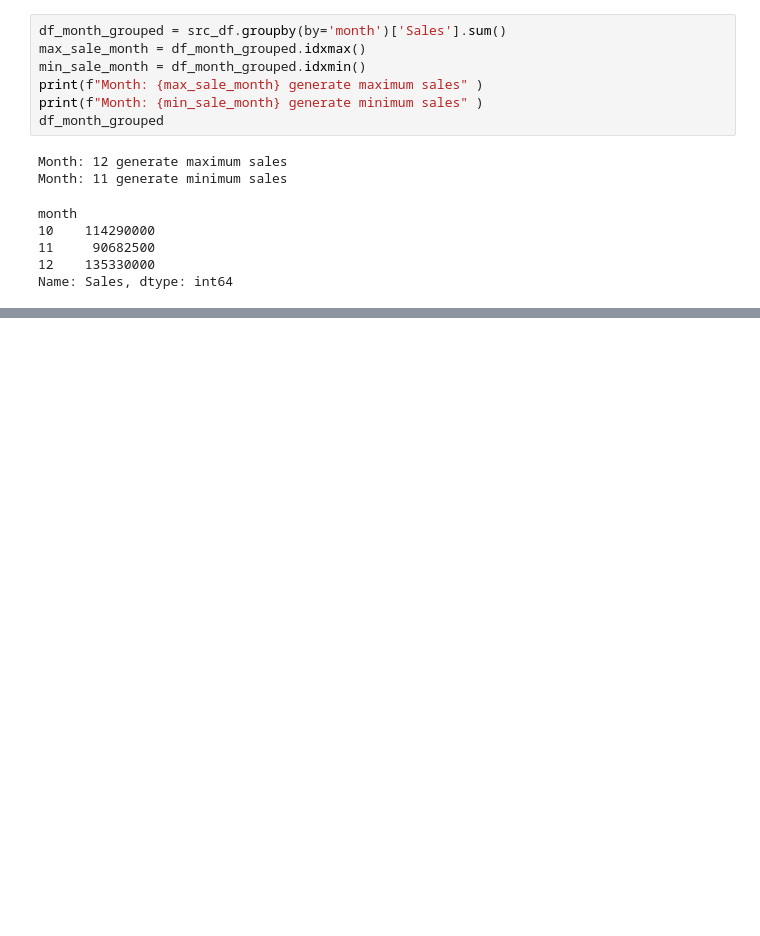
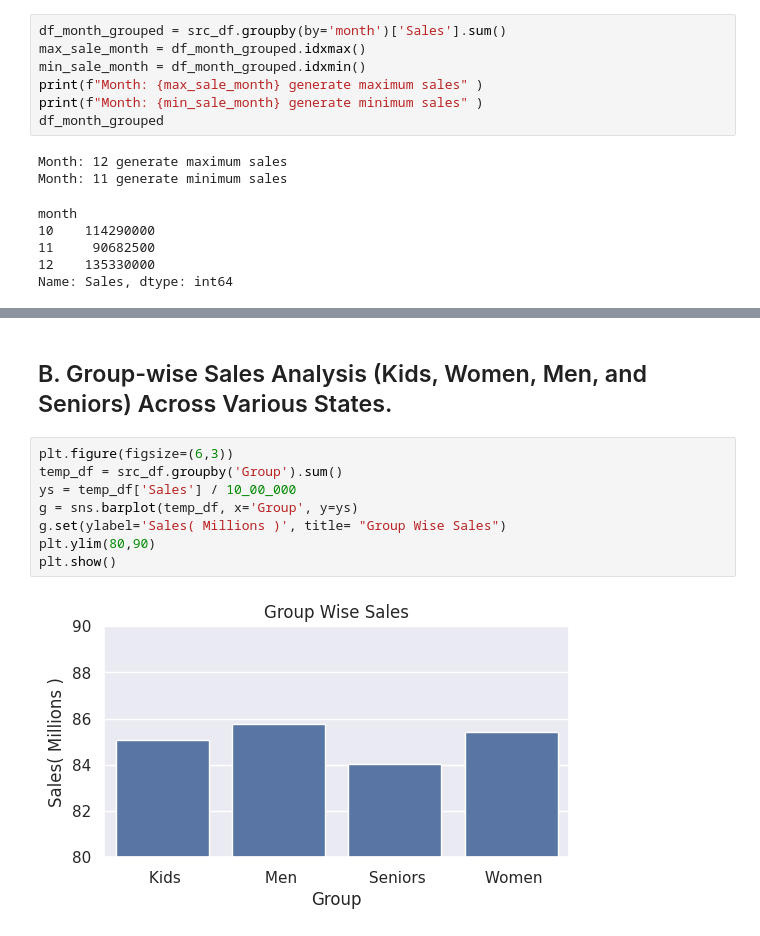
Before and after one commit to arunavn/data-science-with-python, a Jupyter notebook: Sales-Analysis-main/Sales_Project.ipynb, the cells around one changed output, grey strips where cells are left out. Saved outputs shown, nothing was run; the diff lists cells and outputs as text; blank space fills up the shorter version.

```diff
--- a/Sales-Analysis-main/Sales_Project.ipynb
+++ b/Sales-Analysis-main/Sales_Project.ipynb
@@ -303,0 +325,12 @@ src_df[["Sales", "Unit", "normalized_Unit", "normalized_Sales"]].resample('W-MON
+# %% [markdown]
+## B. Group-wise Sales Analysis (Kids, Women, Men, and Seniors) Across Various States.
+# %%
+plt.figure(figsize=(6,3))
+temp_df = src_df.groupby('Group').sum()
+ys = temp_df['Sales'] / 10_00_000
+g = sns.barplot(temp_df, x='Group', y=ys)
+g.set(ylabel='Sales( Millions )', title= "Group Wise Sales")
+plt.ylim(80,90)
+plt.show()
+# %% [output]
+[figure, added]
```
Also changed, not shown: parts of 19 cells of this notebook, 2 other files.
